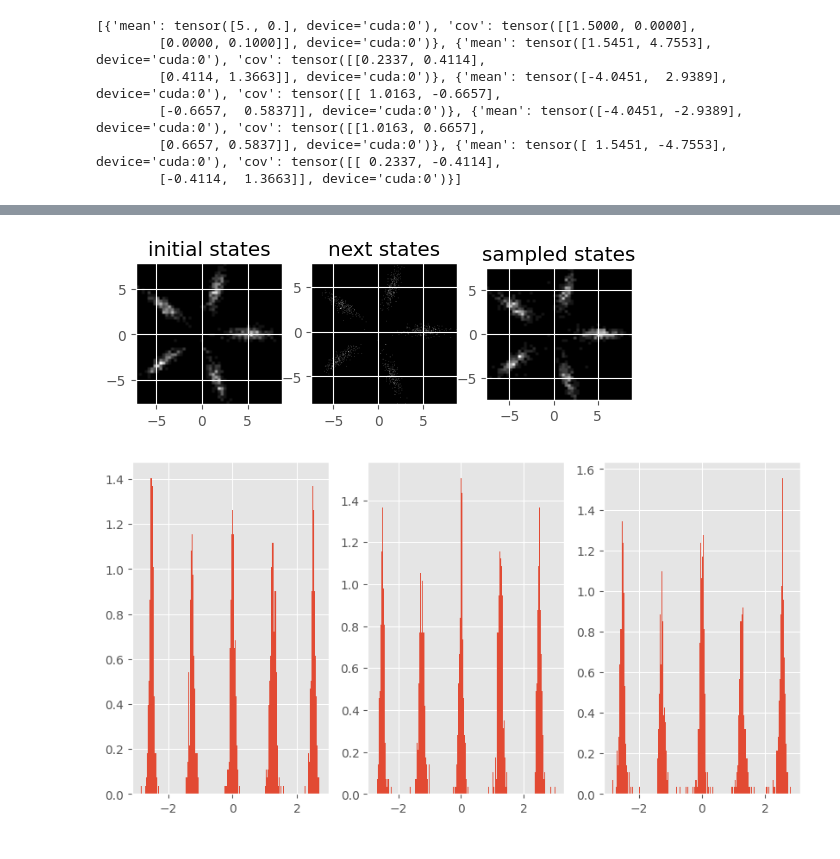
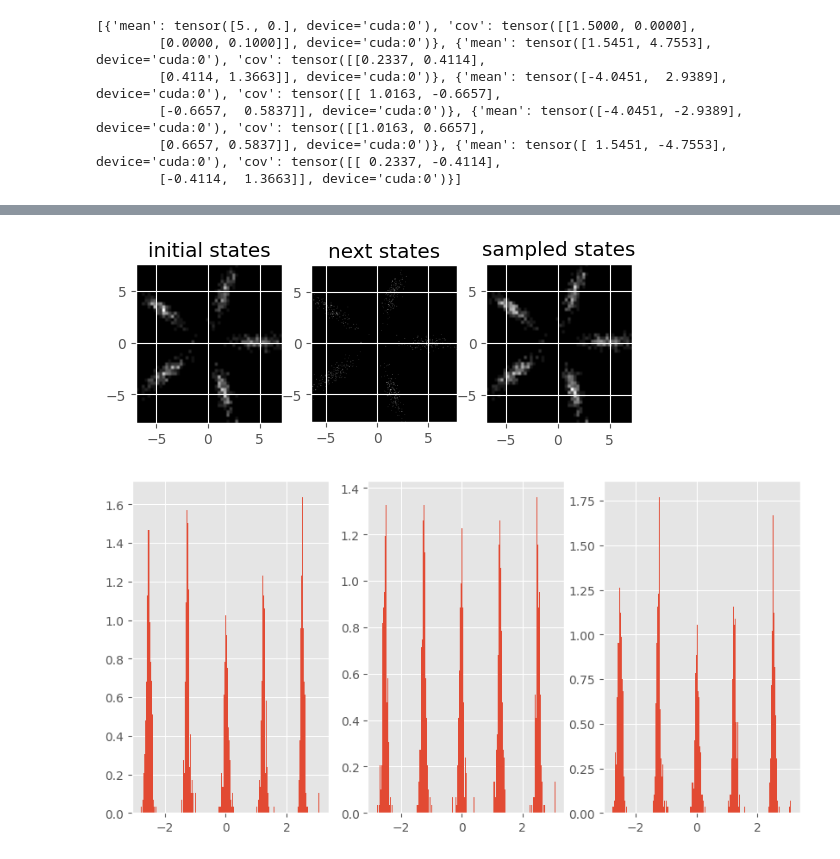
Before and after one commit to FMGS666/ProbForecastFollmerProcess, a Jupyter notebook: multi_modal_jump_diffusion.ipynb, the cells around one changed output, grey strips where cells are left out. Cells and saved outputs as stored; diff of their text form; code cells hidden in the pictures.

```diff
--- a/multi_modal_jump_diffusion.ipynb
+++ b/multi_modal_jump_diffusion.ipynb
@@ -155,19 +112,20 @@ def g_follmer(s):
 # %%
 # defining data configurations
 data = {
-    "fun": sample_observations,
+    "train": get_train_data,
+    "test": get_train_data,
 }
 
-# defining sampling confgurations
+# defining sampling configurations
 sample = {
-    "g": g_follmer,
+    "g": pffp.utils.g_follmer,
     "N": 1000
 }
 
 # learning standardization means and standard deviations
 standardization = {
-    'state_mean': torch.mean(observation_store, 0).to(device),
-    'state_std': torch.std(observation_store, 0).to(device),
+    'state_mean': torch.mean(train_observation_store, 0).to(device),
+    'state_std': torch.std(train_observation_store, 0).to(device),
 }
 print(standardization)
 
@@ -182,32 +140,17 @@ state = {
     "dim": dim
 }
 
-# defining interpolant configurations
-interpolant = {
-    "alpha": lambda s: 1 - s,
-    "beta": lambda s: s**2, # s
-    "sigma": lambda s: 1 - s
-}
-
-# defining velocity configurations
-velocity = {
-    "alpha_dot": lambda s: -1,
-    "beta_dot": lambda s: 2*s, # 1
-    "sigma_dot": lambda s: -1
-}
-
 # defining optimization configurations
-I = 300
 optim_config = {
     'minibatch': 1,
     'num_obs_per_batch': 1000,
-    'num_iterations': I,
+    'num_iterations': 300,
     'learning_rate' : 0.001,
     'num_mc_samples': 100
 }
 
 # defining model
-model = pffp.core.model(data, sample, state, interpolant, velocity, net_config, device = "cuda")
+model = pffp.core.model(data, sample, state, pffp.utils.interpolant, pffp.utils.velocity, net_config, device = "cuda")
 
 # training model
 model.train(optim_config)
@@ -225,7 +178,7 @@ Optimization iteration: 300 Loss: 0.6914210915565491
 sample_config = {
     "minibatch": 1,
     "num_obs_per_batch": 1000,
-    "num_samples_per_obs": 1
+    "num_samples_per_obs": 100
 }
 
 # running sampling
@@ -236,34 +199,25 @@ X0.shape=torch.Size([1000, 2]), X1.shape=torch.Size([1000, 2]), samples.shape=to
 # %%
 %matplotlib inline
 # retrieving the data
-x_hat, y_hat = samples[0, :, 0].detach().cpu(), samples[0,:,1].detach().cpu()
+x_hat, y_hat = samples[0, :, 0].detach().cpu(), samples[0, :, 1].detach().cpu()
 x0, y0 = X0[:, 0].detach().cpu(), X0[:, 1].detach().cpu()
 x1, y1 = X1[:, 0].detach().cpu(), X1[:, 1].detach().cpu()
 
 # defining axes and figure
 fig, axes = plt.subplots(1, 3)
 
 # plotting the distributions
-plot_density(x0, y0, fig, axes[0], title = "initial states", bins = 50)
-plot_density(x1, y1, fig, axes[1], title = "next states")
-plot_density(x_hat, y_hat, fig, axes[2], title = "sampled states", bins = 50)
+pffp.utils.plot_density(x0, y0, fig, axes[0], title = "initial states", bins = 50)
+pffp.utils.plot_density(x1, y1, fig, axes[1], title = "next states")
+pffp.utils.plot_density(x_hat, y_hat, fig, axes[2], title = "sampled states", bins = 50)
 fig.show()
 # %% [output]
-[figure, old version]
+[figure, new version]
 # %%
-# function for getting the angular representation of a vector
-def vec2angle(x, y):
-    # normalize vectors
-    norm = torch.sqrt(x**2 + y**2)
-    x_, y_ = x/norm, y/norm
-    # computing angle
-    theta = torch.arctan2(y_, x_)
-    return theta
-
 # converting to angular coordinates
-theta_0 = vec2angle(x0,y0)
-theta_1 = vec2angle(x1,y1)
-theta_hat = vec2angle(x_hat,y_hat)
+theta_0 = pffp.utils.vec2angle(x0,y0)
+theta_1 = pffp.utils.vec2angle(x1,y1)
+theta_hat = pffp.utils.vec2angle(x_hat,y_hat)
 
 # defining figure and axes
 fig, axes = plt.subplots(1, 3, figsize = (10, 5))
@@ -276,4 +230,4 @@ hist_hat = axes[2].hist(theta_hat, density = True, bins = 200)
 # showing the figure
 fig.show()
 # %% [output]
-[figure, old version]
+[figure, new version]
```
Also changed, not shown: parts of 9 cells of this notebook.
